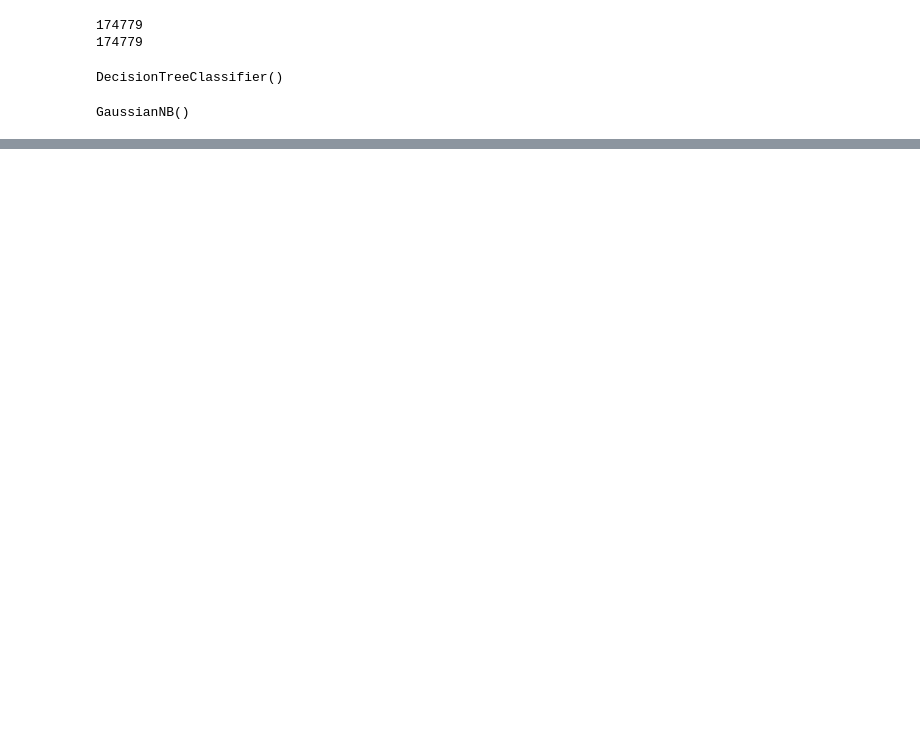
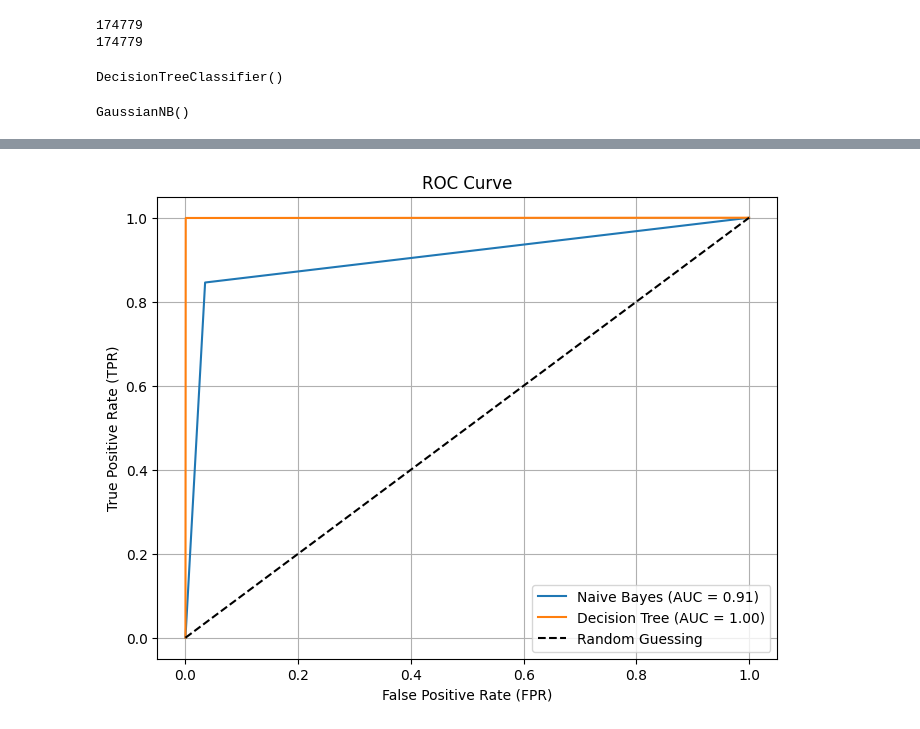
Before and after one commit to mshreeharsha/MiniProject_DNS, a Jupyter notebook: dns-exfilteration.ipynb, the cells around one changed output, grey strips where cells are left out. Drawn from its saved outputs; the diff is of its cells as text; code cells hidden in the pictures; blank space fills up the shorter version.

```diff
--- a/dns-exfilteration.ipynb
+++ b/dns-exfilteration.ipynb
@@ -119,0 +148,24 @@ weighted avg       0.92      0.91      0.91     69912
+# %%
+from sklearn.metrics import roc_curve, roc_auc_score
+
+# Calculate ROC curve and AUC for Naive Bayes
+fpr_nb, tpr_nb, _ = roc_curve(Y_test, y_preds_nb)
+auc_nb = roc_auc_score(Y_test, y_preds_nb)
+
+# Calculate ROC curve and AUC for Decision Tree
+fpr_dt, tpr_dt, _ = roc_curve(Y_test, y_preds_dtc)
+auc_dt = roc_auc_score(Y_test, y_preds_dtc)
+
+# Plot ROC curves
+plt.figure(figsize=(8, 6))
+plt.plot(fpr_nb, tpr_nb, label=f'Naive Bayes (AUC = {auc_nb:.2f})')
+plt.plot(fpr_dt, tpr_dt, label=f'Decision Tree (AUC = {auc_dt:.2f})')
+plt.plot([0, 1], [0, 1], 'k--', label='Random Guessing')
+plt.xlabel('False Positive Rate (FPR)')
+plt.ylabel('True Positive Rate (TPR)')
+plt.title('ROC Curve')
+plt.legend()
+plt.grid(True)
+plt.show()
+# %% [output]
+[figure, added]
```
Also changed, not shown: parts of 7 cells of this notebook.
